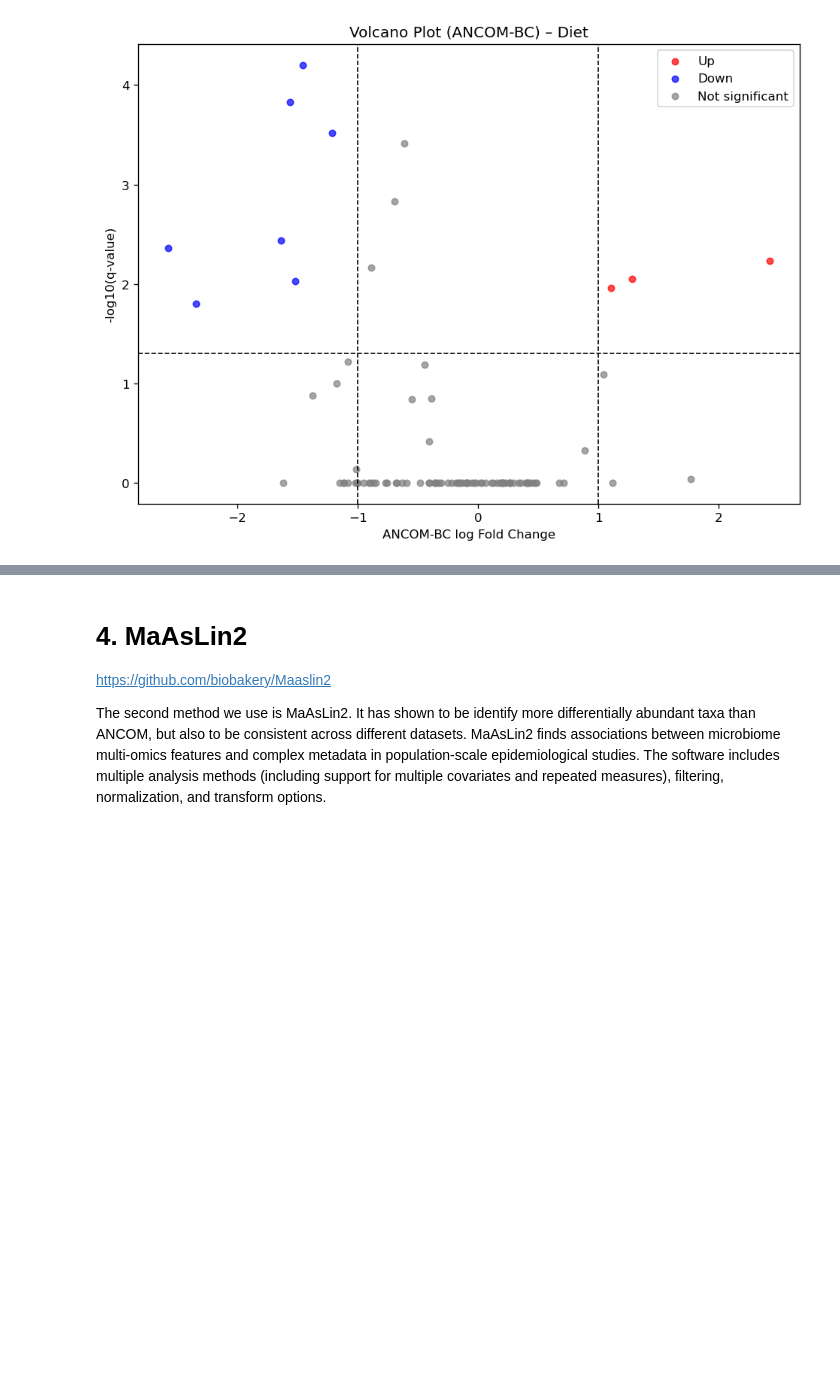
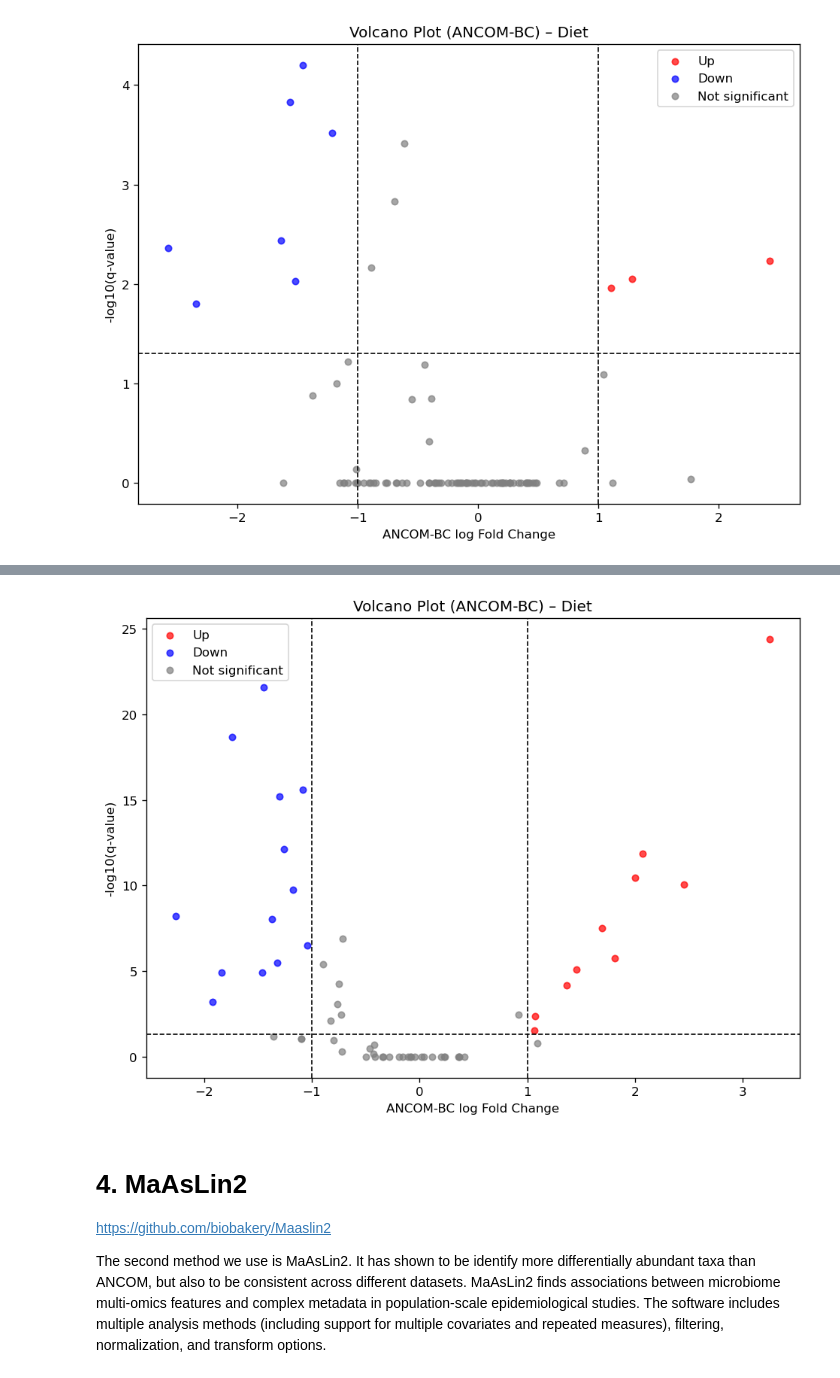
Before and after one commit to MasjaHoogendoorn/MicrobiomeAnalysis_TummyTribe, a Jupyter notebook: scripts/7_differential_abundance_LN.ipynb, the cells around one changed output, grey strips where cells are left out. Drawn from its saved outputs; the diff is of its cells as text; code cells hidden in the pictures; blank space fills up the shorter version.

```diff
--- a/scripts/7_differential_abundance_LN.ipynb
+++ b/scripts/7_differential_abundance_LN.ipynb
@@ -372,0 +460,15 @@ plt.show()
+# %%
+#merge output files into a single table
+effect = "age_groupm10"
+
+df_a = (
+    lfc[["id", effect]].rename(columns={effect: "lfc"})
+    .merge(pval[["id", effect]].rename(columns={effect: "p_val"}), on="id")
+    .merge(qval[["id", effect]].rename(columns={effect: "q_val"}), on="id")
+    .merge(se[["id", effect]].rename(columns={effect: "se"}), on="id")
+    .merge(w[["id", effect]].rename(columns={effect: "w"}), on="id")
+)
+
+df_a["minus_log10_q"] = -np.log10(df_a["q_val"] + 1e-300)  # avoid log(0)
+
+df_a.head()
@@ -373,3 +482,50 @@ plt.show()
+# %%
+# df = merged ANCOM-BC dataframe
+df_a = df_a.dropna(subset=["q_val", "lfc"])
+
+# Significance thresholds
+alpha = 0.05           # q-value cutoff
+lfc_thresh = 1         # effect size cutoff (adjust as needed)
+
+df_a["-log10_q"] = -np.log10(df_a["q_val"] + 1e-300)  # to avoid log(0)
+
+# Categorize points
+df_a["sig"] = "Not significant"
+df_a.loc[(df_a["q_val"] < alpha) & (df_a["lfc"] >= lfc_thresh), "sig"] = "Up"
+df_a.loc[(df_a["q_val"] < alpha) & (df_a["lfc"] <= -lfc_thresh), "sig"] = "Down"
+
+colors = {
+    "Up": "red",
+    "Down": "blue",
+    "Not significant": "grey"
+}
+
+plt.figure(figsize=(8,6), dpi=120)
+
+for cat, color in colors.items():
+    subset = df_a[df_a["sig"] == cat]
+    plt.scatter(
+        subset["lfc"],
+        subset["-log10_q"],
+        s=25,
+        label=cat,
+        c=color,
+        alpha=0.7
+    )
+
+# Add threshold lines
+plt.axvline(x=lfc_thresh, color="black", linestyle="--", linewidth=1)
+plt.axvline(x=-lfc_thresh, color="black", linestyle="--", linewidth=1)
+plt.axhline(y=-np.log10(alpha), color="black", linestyle="--", linewidth=1)
+
+plt.xlabel("ANCOM-BC log Fold Change")
+plt.ylabel("-log10(q-value)")
+plt.title("Volcano Plot (ANCOM-BC) – Diet")
+plt.legend()
+plt.tight_layout()
+plt.show()
+# %% [output]
+[figure, added]
 # %% [markdown]
 # 4. MaAsLin2
 https://github.com/biobakery/Maaslin2
```
Also changed, not shown: parts of 50 cells of this notebook.
